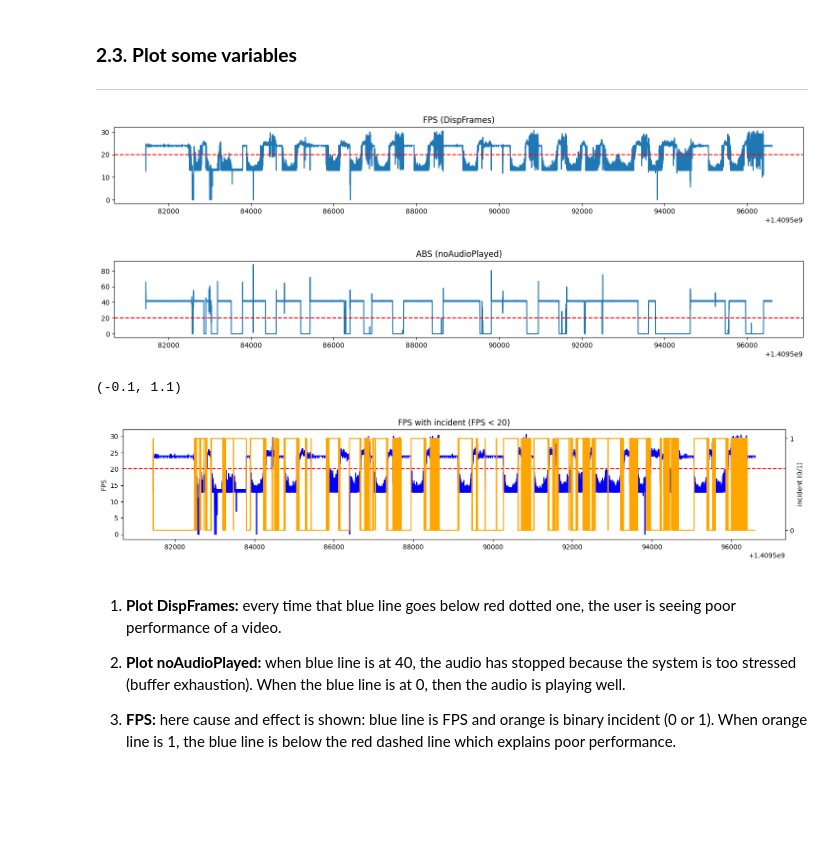
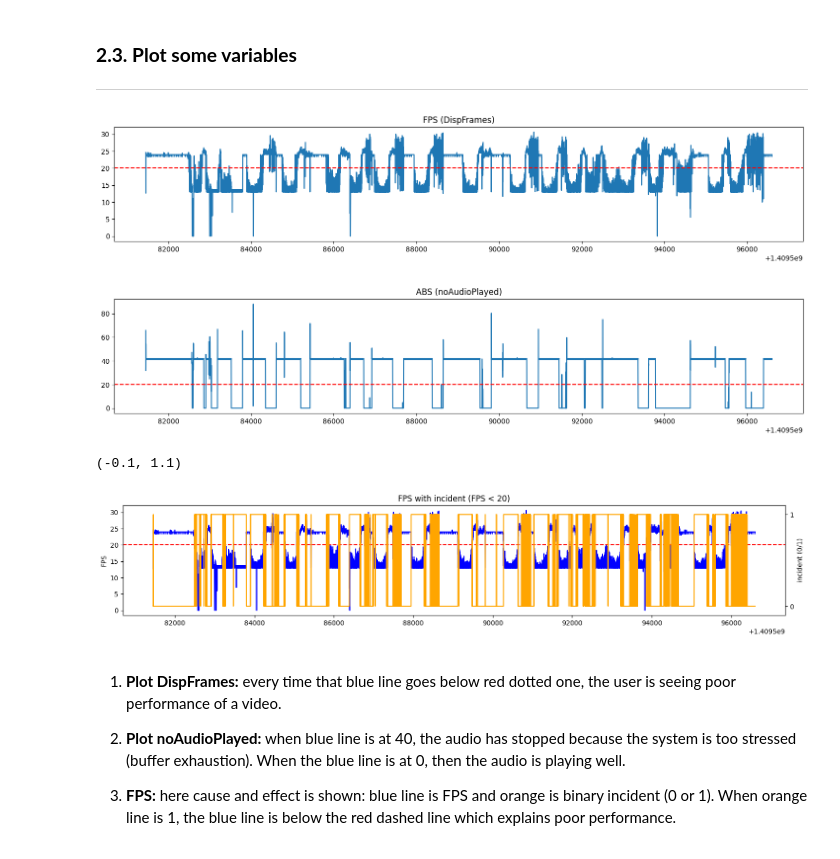
Before and after one commit to OleksiiBevza/time-series, a Jupyter notebook: modelling.ipynb, the cells around one changed output. Drawn from its saved outputs; the diff is of its cells as text; code cells hidden in the pictures; blank space fills up the shorter version.

```diff
--- a/modelling.ipynb
+++ b/modelling.ipynb
@@ -205,39 +219,39 @@ Y = pd.read_csv(root / "X_SAR" / scenario / "Y.csv")[["TimeStamp", "DispFrames",
 df = X.merge(Y, on="TimeStamp", how="inner")
 
 # plot user experience
-plt.figure(figsize=(18, 2))
+plt.figure(figsize=(18, 3))
 plt.plot(df["TimeStamp"], df["DispFrames"])
 plt.axhline(20, color='red', linestyle='--')
 plt.title("FPS (DispFrames)")
 plt.show()
 
 # plot audio drops
-plt.figure(figsize=(18, 2))
+plt.figure(figsize=(18, 3))
 plt.plot(df["TimeStamp"], df["noAudioPlayed"])
 plt.axhline(20, color='red', linestyle='--') # threshold
 plt.title("ABS (noAudioPlayed)")
 plt.show()
 
 
 # here 1 = an app is freezing, 0 = all fine
 t = df["TimeStamp"]
 fps = df["DispFrames"]
 incident = (fps < 20).astype(int)
 fig, ax1 = plt.subplots(figsize=(18, 3))
 # blue FPS here is actual dropping in performance
 ax1.plot(t, fps, color='blue')
 ax1.axhline(20, color='red', linestyle='--')  # threshold
 ax1.set_title("FPS with incident (FPS < 20)")
 ax1.set_ylabel("FPS")
 # orange are incident blocks
 ax2 = ax1.twinx()
 ax2.plot(t, incident, color='orange')
 ax2.set_ylabel("incident (0/1)")
 ax2.set_yticks([0, 1])
 ax2.set_ylim(-0.1, 1.1)
 # %% [output]
-[figure, old version]
+[figure, new version]
-[figure, old version]
+[figure, new version]
 (-0.1, 1.1)
 [figure]
 # %% [markdown]
```
Also changed, not shown: parts of 32 cells of this notebook, 4 other files.
